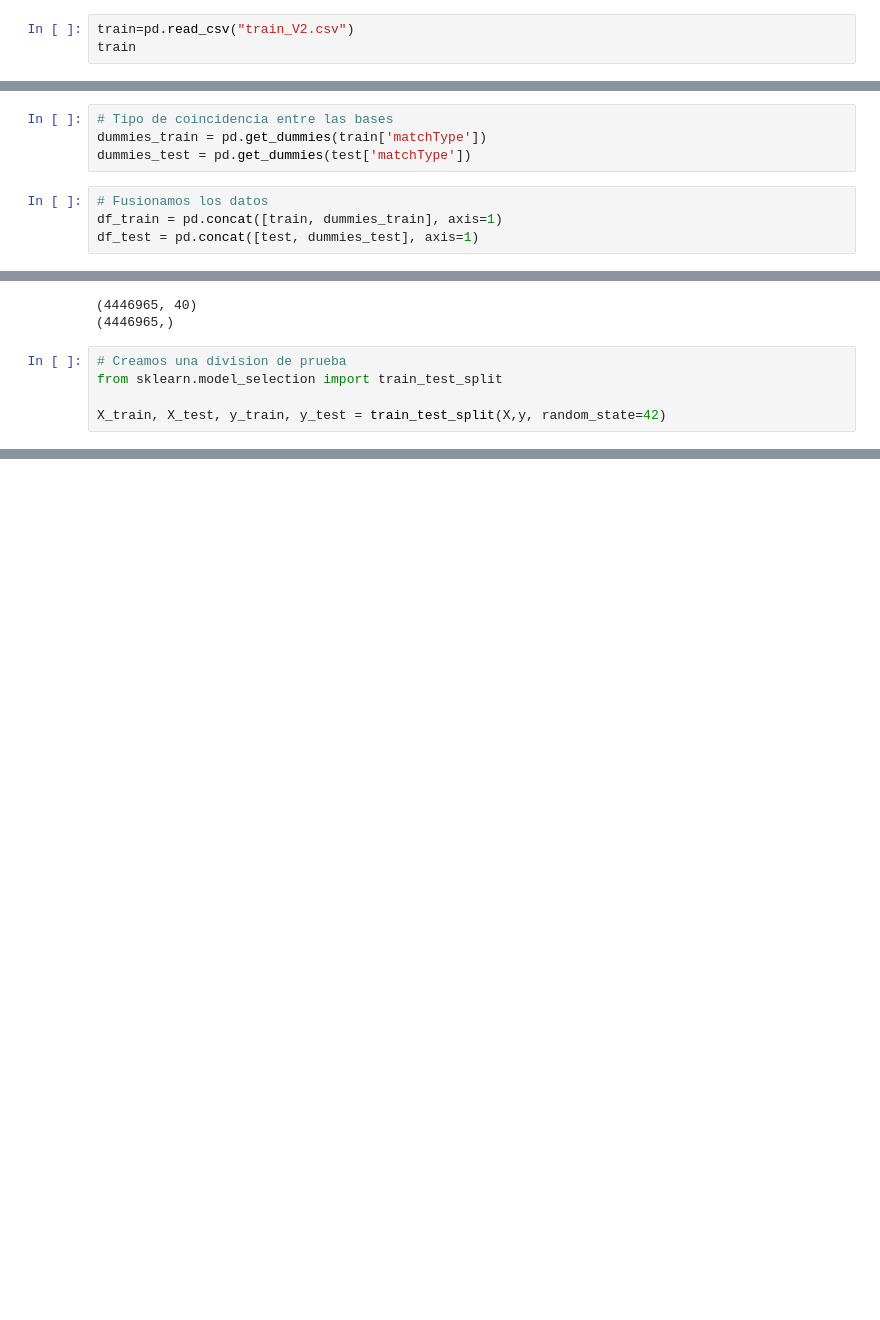
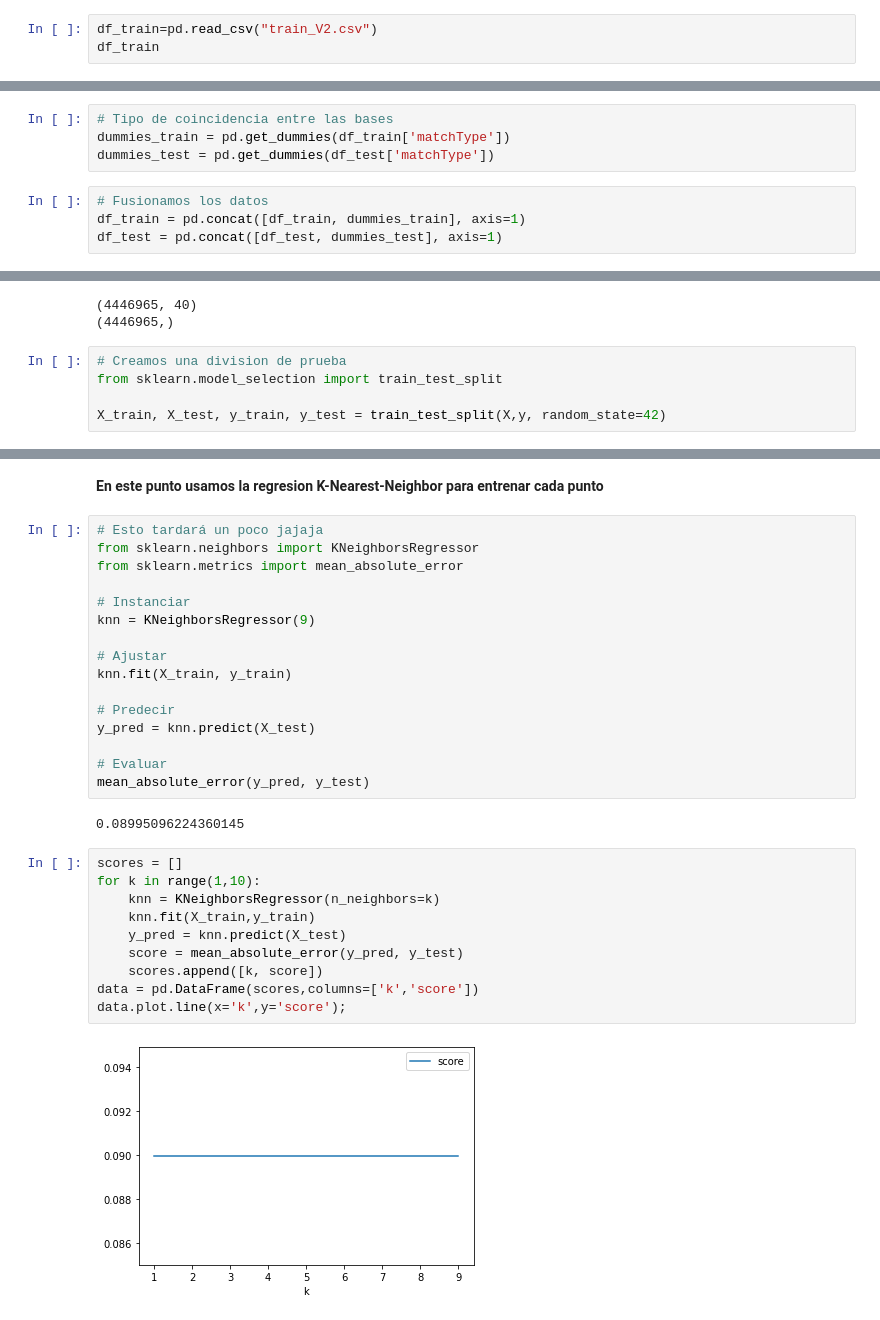
Before and after one commit to miguelangelrestrepo/PROYECTO_PUBG, a Jupyter notebook: PROYECTO_PUBG.ipynb, the cells around one changed output, grey strips where cells are left out. Cells and saved outputs as stored; diff of their text form; blank space fills up the shorter version.

```diff
--- a/PROYECTO_PUBG.ipynb
+++ b/PROYECTO_PUBG.ipynb
@@ -88,8 +95,8 @@ test
 | 1934173 | 3696fc9f3a42b2 | c770d7feaf020f | 9d4e2b6d506fd0 | 0 | 0 | 19.80 | 0 | 0 | 0 | 86 | ... |
 1934174 rows × 28 columns
 # %%
-train=pd.read_csv("train_V2.csv")
-train
+df_train=pd.read_csv("train_V2.csv")
+df_train
 # %% [output]
 |  | Id | groupId | matchId | assists | boosts | damageDealt | DBNOs | headshotKills | heals | killPlace | ... |
 | 0 | 7f96b2f878858a | 4d4b580de459be | a10357fd1a4a91 | 0 | 0 | 0.00 | 0 | 0 | 0 | 60 | ... |
@@ -107,9 +134,9 @@ train
 # %%
 # Tipo de coincidencia entre las bases
-dummies_train = pd.get_dummies(train['matchType'])
-dummies_test = pd.get_dummies(test['matchType'])
+dummies_train = pd.get_dummies(df_train['matchType'])
+dummies_test = pd.get_dummies(df_test['matchType'])
 # %%
 # Fusionamos los datos
-df_train = pd.concat([train, dummies_train], axis=1)
-df_test = pd.concat([test, dummies_test], axis=1)
+df_train = pd.concat([df_train, dummies_train], axis=1)
+df_test = pd.concat([df_test, dummies_test], axis=1)
 # %%
@@ -189,3 +217,35 @@ y_pred = linreg.predict(X_test)
 mean_absolute_error(y_pred, y_test)
 # %% [output]
 0.08995096224360145
+# %% [markdown]
+**En este punto usamos la regresion K-Nearest-Neighbor para entrenar cada punto**
+# %%
+# Esto tardará un poco jajaja
+from sklearn.neighbors import KNeighborsRegressor
+from sklearn.metrics import mean_absolute_error
+
+# Instanciar
+knn = KNeighborsRegressor(9)
+
+# Ajustar
+knn.fit(X_train, y_train)
+
+# Predecir
+y_pred = knn.predict(X_test)
+
+# Evaluar
+mean_absolute_error(y_pred, y_test)
+# %% [output]
+0.08995096224360145
+# %%
+scores = []
+for k in range(1,10):
+    knn = KNeighborsRegressor(n_neighbors=k)
+    knn.fit(X_train,y_train)
+    y_pred = knn.predict(X_test)
+    score = mean_absolute_error(y_pred, y_test)
+    scores.append([k, score])
+data = pd.DataFrame(scores,columns=['k','score'])
+data.plot.line(x='k',y='score');
+# %% [output]
+[figure, added]
```
Also changed, not shown: parts of 28 cells of this notebook.
